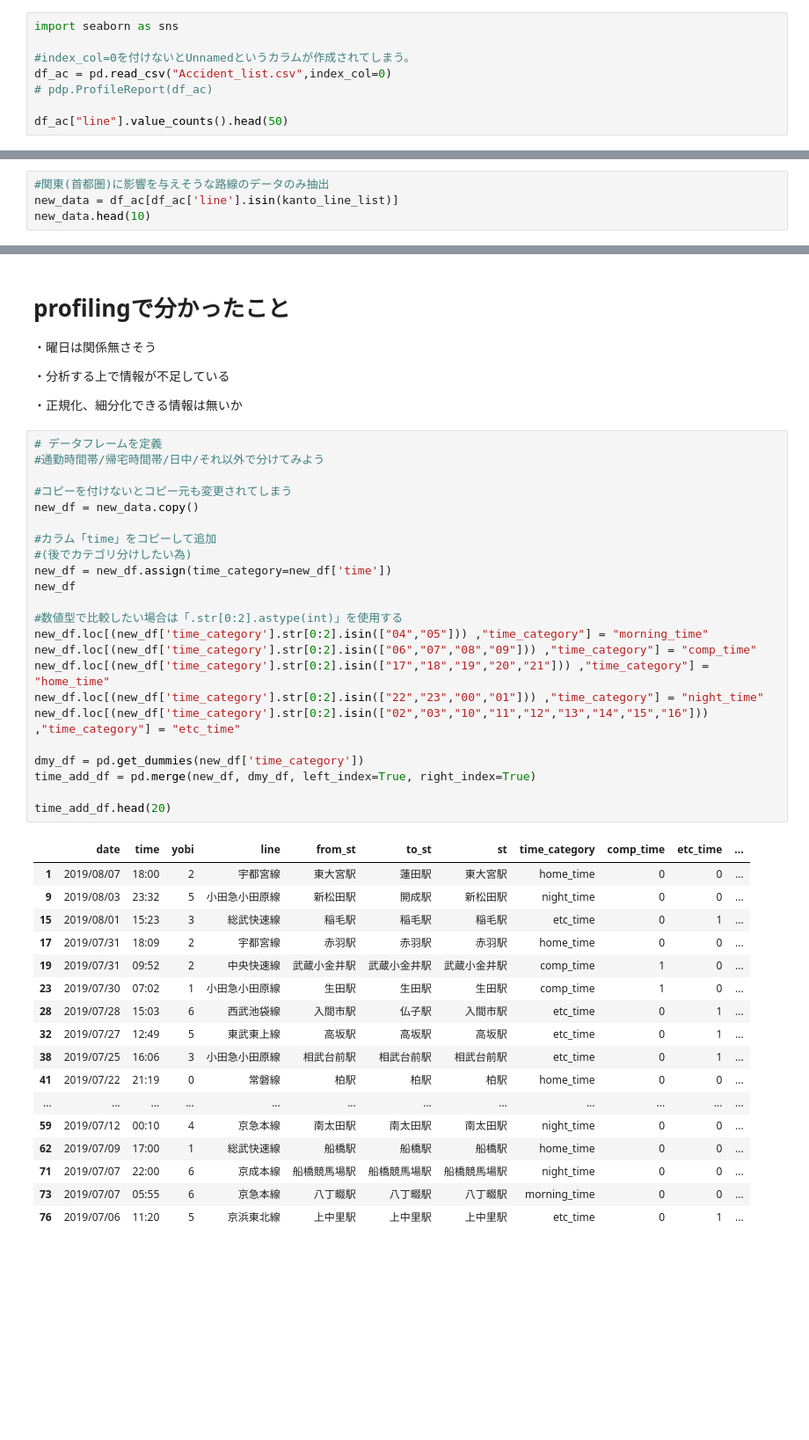
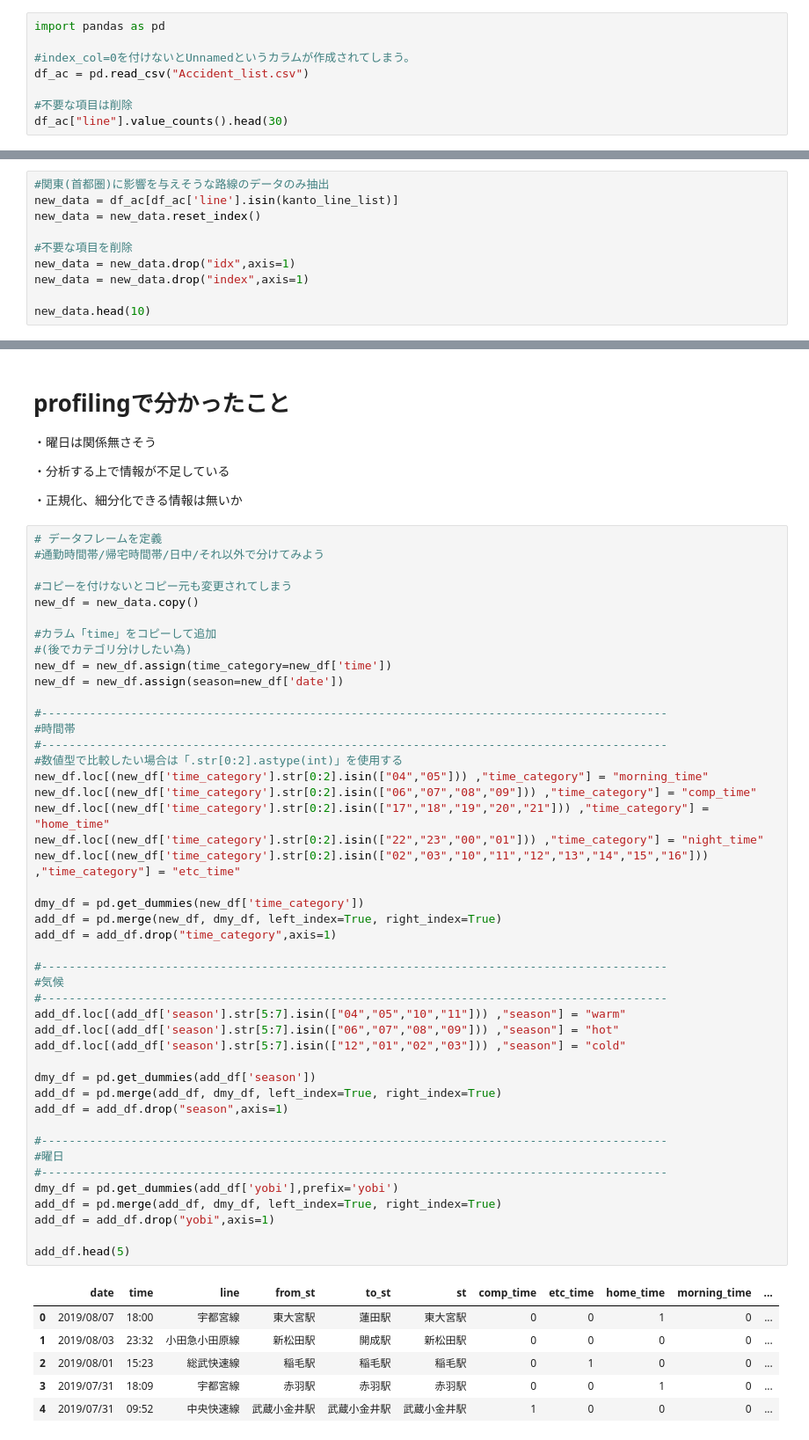
Before and after one commit to soichi-fujiwara/jupyter-notebook, a Jupyter notebook: Web_scraping_Accidents.ipynb, the cells around one changed output, grey strips where cells are left out. Shown at 88% size. Saved outputs shown, nothing was run; the diff lists cells and outputs as text; blank space fills up the shorter version.

```diff
--- a/Web_scraping_Accidents.ipynb
+++ b/Web_scraping_Accidents.ipynb
@@ -82,8 +84,8 @@ df.to_csv(filename, encoding = 'utf-8')
 # %%
-import seaborn as sns
+import pandas as pd
 
 #index_col=0を付けないとUnnamedというカラムが作成されてしまう。
-df_ac = pd.read_csv("Accident_list.csv",index_col=0)
-# pdp.ProfileReport(df_ac)
+df_ac = pd.read_csv("Accident_list.csv")
 
-df_ac["line"].value_counts().head(50)
+#不要な項目は削除
+df_ac["line"].value_counts().head(30)
@@ -103,6 +123,12 @@ print(kanto_line_list)
 # %%
 #関東(首都圏)に影響を与えそうな路線のデータのみ抽出
 new_data = df_ac[df_ac['line'].isin(kanto_line_list)]
+new_data = new_data.reset_index()
+
+#不要な項目を削除
+new_data = new_data.drop("idx",axis=1)
+new_data = new_data.drop("index",axis=1)
+
 new_data.head(10)
 # %% [output]
 |  | date | time | yobi | line | from_st | to_st | st |
@@ -139,41 +165,52 @@ HTML(filename='myOutputFile_line.html')
 # %%
 # データフレームを定義
 #通勤時間帯/帰宅時間帯/日中/それ以外で分けてみよう
 
 #コピーを付けないとコピー元も変更されてしまう
 new_df = new_data.copy()
 
 #カラム「time」をコピーして追加
 #(後でカテゴリ分けしたい為)
 new_df = new_df.assign(time_category=new_df['time'])
-new_df
+new_df = new_df.assign(season=new_df['date'])
 
+#-------------------------------------------------------------------------------------------
+#時間帯
+#-------------------------------------------------------------------------------------------
 #数値型で比較したい場合は「.str[0:2].astype(int)」を使用する
 new_df.loc[(new_df['time_category'].str[0:2].isin(["04","05"])) ,"time_category"] = "morning_time"
 new_df.loc[(new_df['time_category'].str[0:2].isin(["06","07","08","09"])) ,"time_category"] = "comp_time"
 new_df.loc[(new_df['time_category'].str[0:2].isin(["17","18","19","20","21"])) ,"time_category"] = "home_time"
 new_df.loc[(new_df['time_category'].str[0:2].isin(["22","23","00","01"])) ,"time_category"] = "night_time"
 new_df.loc[(new_df['time_category'].str[0:2].isin(["02","03","10","11","12","13","14","15","16"])) ,"time_category"] = "etc_time"
 
 dmy_df = pd.get_dummies(new_df['time_category'])
-time_add_df = pd.merge(new_df, dmy_df, left_index=True, right_index=True)
+add_df = pd.merge(new_df, dmy_df, left_index=True, right_index=True)
+add_df = add_df.drop("time_category",axis=1)
 
-time_add_df.head(20)
+#-------------------------------------------------------------------------------------------
+#気候
+#-------------------------------------------------------------------------------------------
+add_df.loc[(add_df['season'].str[5:7].isin(["04","05","10","11"])) ,"season"] = "warm"
+add_df.loc[(add_df['season'].str[5:7].isin(["06","07","08","09"])) ,"season"] = "hot"
+add_df.loc[(add_df['season'].str[5:7].isin(["12","01","02","03"])) ,"season"] = "cold"
+
+dmy_df = pd.get_dummies(add_df['season'])
+add_df = pd.merge(add_df, dmy_df, left_index=True, right_index=True)
+add_df = add_df.drop("season",axis=1)
+
+#-------------------------------------------------------------------------------------------
+#曜日
+#-------------------------------------------------------------------------------------------
+dmy_df = pd.get_dummies(add_df['yobi'],prefix='yobi')
+add_df = pd.merge(add_df, dmy_df, left_index=True, right_index=True)
+add_df = add_df.drop("yobi",axis=1)
+
+add_df.head(5)
 # %% [output]
-|  | date | time | yobi | line | from_st | to_st | st | time_category | comp_time | etc_time | ... |
-| 1 | 2019/08/07 | 18:00 | 2 | 宇都宮線 | 東大宮駅 | 蓮田駅 | 東大宮駅 | home_time | 0 | 0 | ... |
-| 9 | 2019/08/03 | 23:32 | 5 | 小田急小田原線 | 新松田駅 | 開成駅 | 新松田駅 | night_time | 0 | 0 | ... |
-| 15 | 2019/08/01 | 15:23 | 3 | 総武快速線 | 稲毛駅 | 稲毛駅 | 稲毛駅 | etc_time | 0 | 1 | ... |
-| 17 | 2019/07/31 | 18:09 | 2 | 宇都宮線 | 赤羽駅 | 赤羽駅 | 赤羽駅 | home_time | 0 | 0 | ... |
-| 19 | 2019/07/31 | 09:52 | 2 | 中央快速線 | 武蔵小金井駅 | 武蔵小金井駅 | 武蔵小金井駅 | comp_time | 1 | 0 | ... |
-| 23 | 2019/07/30 | 07:02 | 1 | 小田急小田原線 | 生田駅 | 生田駅 | 生田駅 | comp_time | 1 | 0 | ... |
-| 28 | 2019/07/28 | 15:03 | 6 | 西武池袋線 | 入間市駅 | 仏子駅 | 入間市駅 | etc_time | 0 | 1 | ... |
-| 32 | 2019/07/27 | 12:49 | 5 | 東武東上線 | 高坂駅 | 高坂駅 | 高坂駅 | etc_time | 0 | 1 | ... |
-| 38 | 2019/07/25 | 16:06 | 3 | 小田急小田原線 | 相武台前駅 | 相武台前駅 | 相武台前駅 | etc_time | 0 | 1 | ... |
-| 41 | 2019/07/22 | 21:19 | 0 | 常磐線 | 柏駅 | 柏駅 | 柏駅 | home_time | 0 | 0 | ... |
-| ... | ... | ... | ... | ... | ... | ... | ... | ... | ... | ... | ... |
-| 59 | 2019/07/12 | 00:10 | 4 | 京急本線 | 南太田駅 | 南太田駅 | 南太田駅 | night_time | 0 | 0 | ... |
-| 62 | 2019/07/09 | 17:00 | 1 | 総武快速線 | 船橋駅 | 船橋駅 | 船橋駅 | home_time | 0 | 0 | ... |
-| 71 | 2019/07/07 | 22:00 | 6 | 京成本線 | 船橋競馬場駅 | 船橋競馬場駅 | 船橋競馬場駅 | night_time | 0 | 0 | ... |
-| 73 | 2019/07/07 | 05:55 | 6 | 京急本線 | 八丁畷駅 | 八丁畷駅 | 八丁畷駅 | morning_time | 0 | 0 | ... |
-| 76 | 2019/07/06 | 11:20 | 5 | 京浜東北線 | 上中里駅 | 上中里駅 | 上中里駅 | etc_time | 0 | 1 | ... |
+|  | date | time | line | from_st | to_st | st | comp_time | etc_time | home_time | morning_time | ... |
+| 0 | 2019/08/07 | 18:00 | 宇都宮線 | 東大宮駅 | 蓮田駅 | 東大宮駅 | 0 | 0 | 1 | 0 | ... |
+| 1 | 2019/08/03 | 23:32 | 小田急小田原線 | 新松田駅 | 開成駅 | 新松田駅 | 0 | 0 | 0 | 0 | ... |
+| 2 | 2019/08/01 | 15:23 | 総武快速線 | 稲毛駅 | 稲毛駅 | 稲毛駅 | 0 | 1 | 0 | 0 | ... |
+| 3 | 2019/07/31 | 18:09 | 宇都宮線 | 赤羽駅 | 赤羽駅 | 赤羽駅 | 0 | 0 | 1 | 0 | ... |
+| 4 | 2019/07/31 | 09:52 | 中央快速線 | 武蔵小金井駅 | 武蔵小金井駅 | 武蔵小金井駅 | 1 | 0 | 0 | 0 | ... |
```
Also changed, not shown: parts of 5 cells of this notebook.
